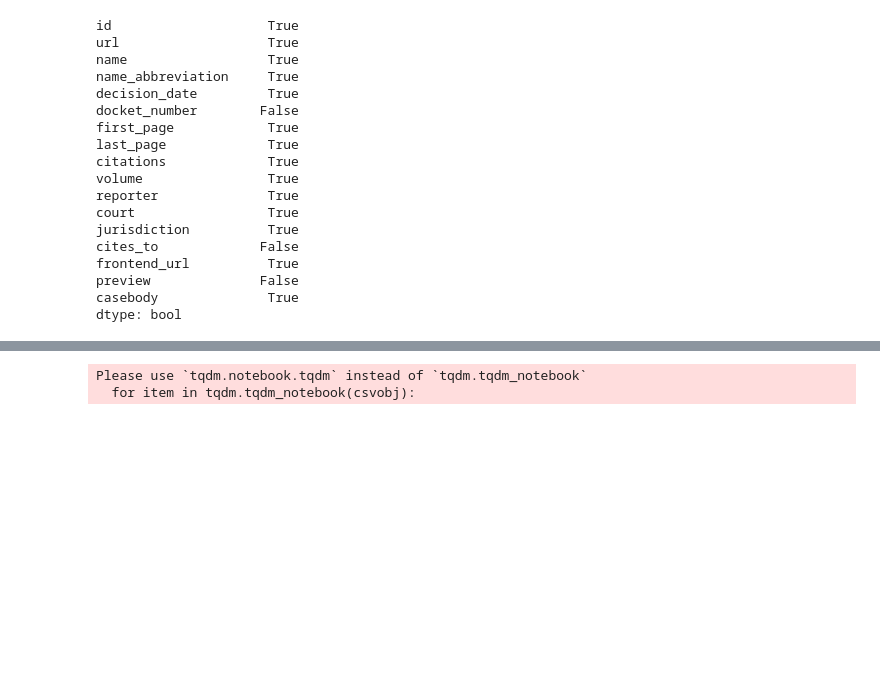
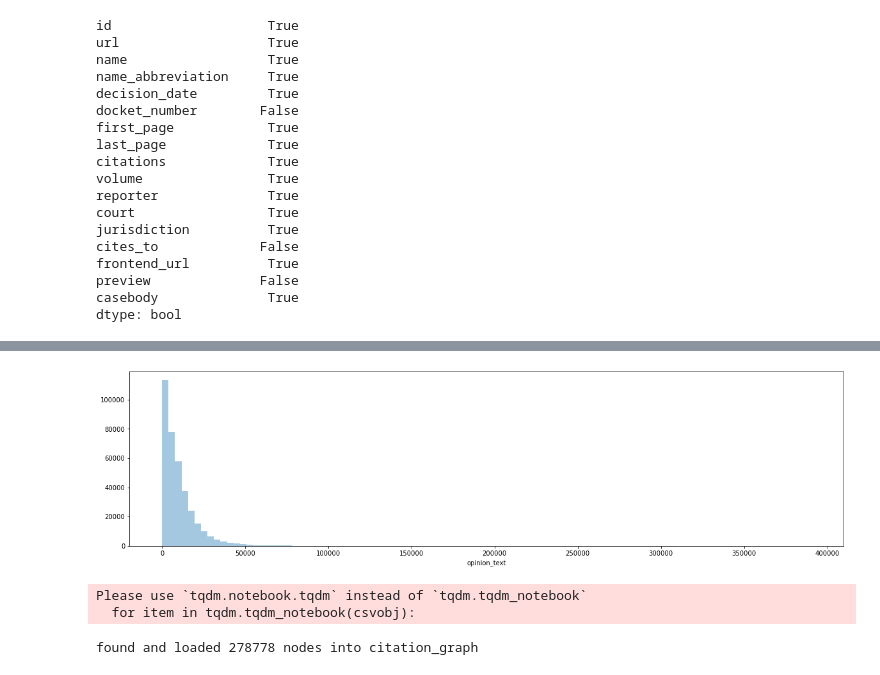
Before and after one commit to parambharat/cs109b-grp9-final-project, a Jupyter notebook: notebooks/data_wrangling.ipynb, the cells around one changed output, grey strips where cells are left out. Saved outputs shown, nothing was run; the diff lists cells and outputs as text; code cells hidden in the pictures; blank space fills up the shorter version.

```diff
--- a/notebooks/data_wrangling.ipynb
+++ b/notebooks/data_wrangling.ipynb
@@ -307,10 +317,16 @@ plt.show()
+# %%
+plt.figure(figsize=(20, 5))
+sns.distplot(cases_data.opinion_text.map(len), bins=100, kde=False)
+plt.show()
+# %% [output]
+[figure, added]
 # %%
 #read citation graph and link nodes
 citation_graph = read_citation_graph("../data/citations.csv.gz", case_ids=frozenset(cases_data.index))
 print(f"found and loaded {len(citation_graph)} nodes into citation_graph")
 
 #create a lookup for our cases
-citations_uids = frozenset(citations_uids.index)
+citations_uids = frozenset(citation_graph.index)
 
 # remove citations that aren't in case data
 citation_graph = citation_graph.loc[:].map(lambda x: list(filter(lambda y: y in citations_uids, x)))
@@ -324,6 +340,7 @@ cases_data = cases_data[cases_data.citation_ids.notnull()]
 # %% [output]
 Please use `tqdm.notebook.tqdm` instead of `tqdm.tqdm_notebook`
   for item in tqdm.tqdm_notebook(csvobj):
+found and loaded 278778 nodes into citation_graph
 # %%
 required_case_cols = [
     'decision_date', 'name', 'name_abbreviation',
```
Also changed, not shown: parts of 50 cells of this notebook, 1 other file.
